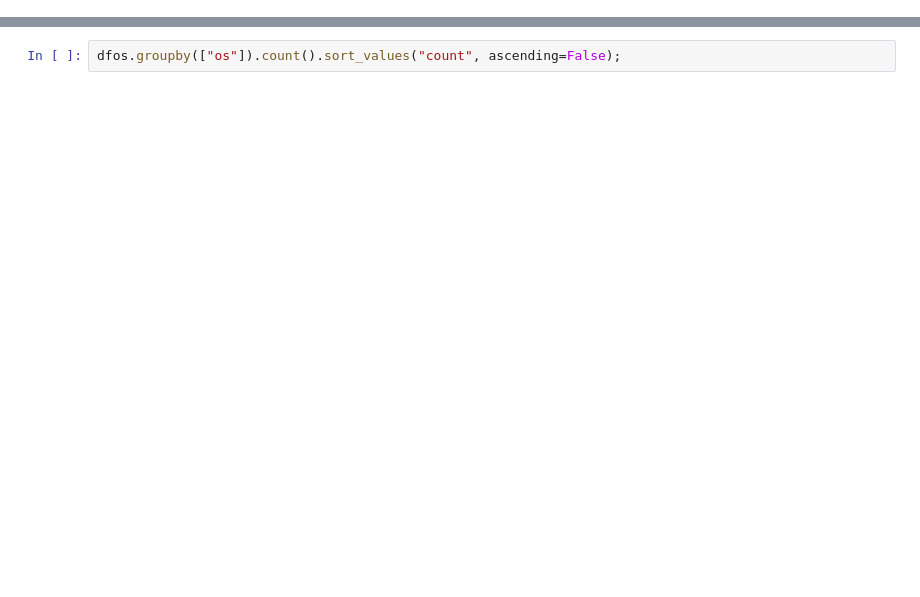
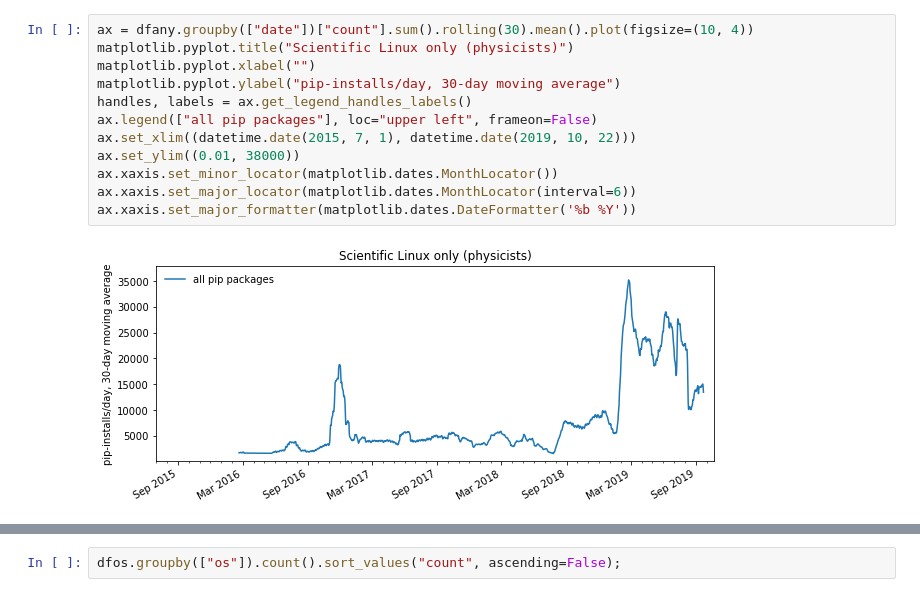
Before and after one commit to jpivarski-talks/2019-10-17-pyhep-awkward, a Jupyter notebook: analysis.ipynb, the cells around one changed output, grey strips where cells are left out. Saved outputs shown, nothing was run; the diff lists cells and outputs as text; blank space fills up the shorter version.

Commit message:
Include any pip packages at all.

```diff
--- a/analysis.ipynb
+++ b/analysis.ipynb
@@ -36,3 +47,17 @@ plotit(dfsci, 3000, "Scientific Linux only (physicists)", None)
+# %%
+ax = dfany.groupby(["date"])["count"].sum().rolling(30).mean().plot(figsize=(10, 4))
+matplotlib.pyplot.title("Scientific Linux only (physicists)")
+matplotlib.pyplot.xlabel("")
+matplotlib.pyplot.ylabel("pip-installs/day, 30-day moving average")
+handles, labels = ax.get_legend_handles_labels()
+ax.legend(["all pip packages"], loc="upper left", frameon=False)
+ax.set_xlim((datetime.date(2015, 7, 1), datetime.date(2019, 10, 22)))
+ax.set_ylim((0.01, 38000))
+ax.xaxis.set_minor_locator(matplotlib.dates.MonthLocator())
+ax.xaxis.set_major_locator(matplotlib.dates.MonthLocator(interval=6))
+ax.xaxis.set_major_formatter(matplotlib.dates.DateFormatter('%b %Y'))
+# %% [output]
+[figure, added]
 # %%
 plotit(dfos, 3000000, "All Linux", "Linux")
 # %% [output]
```
Also changed, not shown: parts of 8 cells of this notebook, 2 other files.
